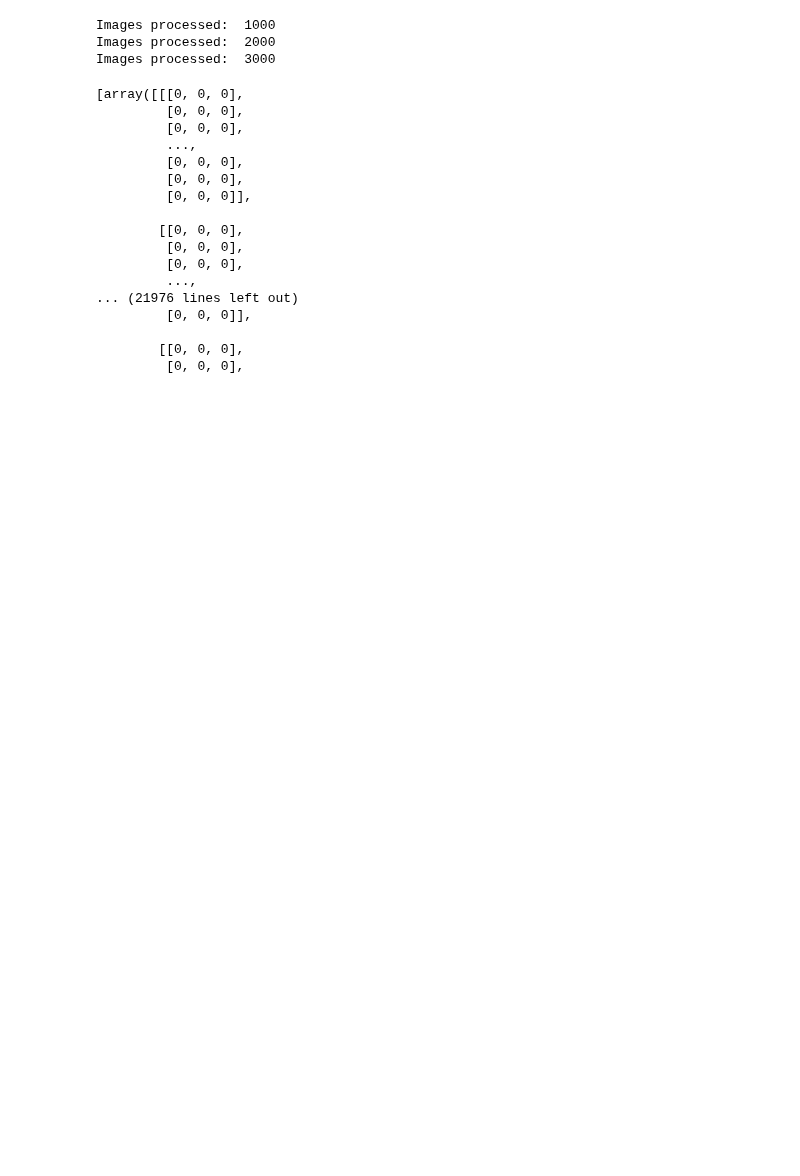
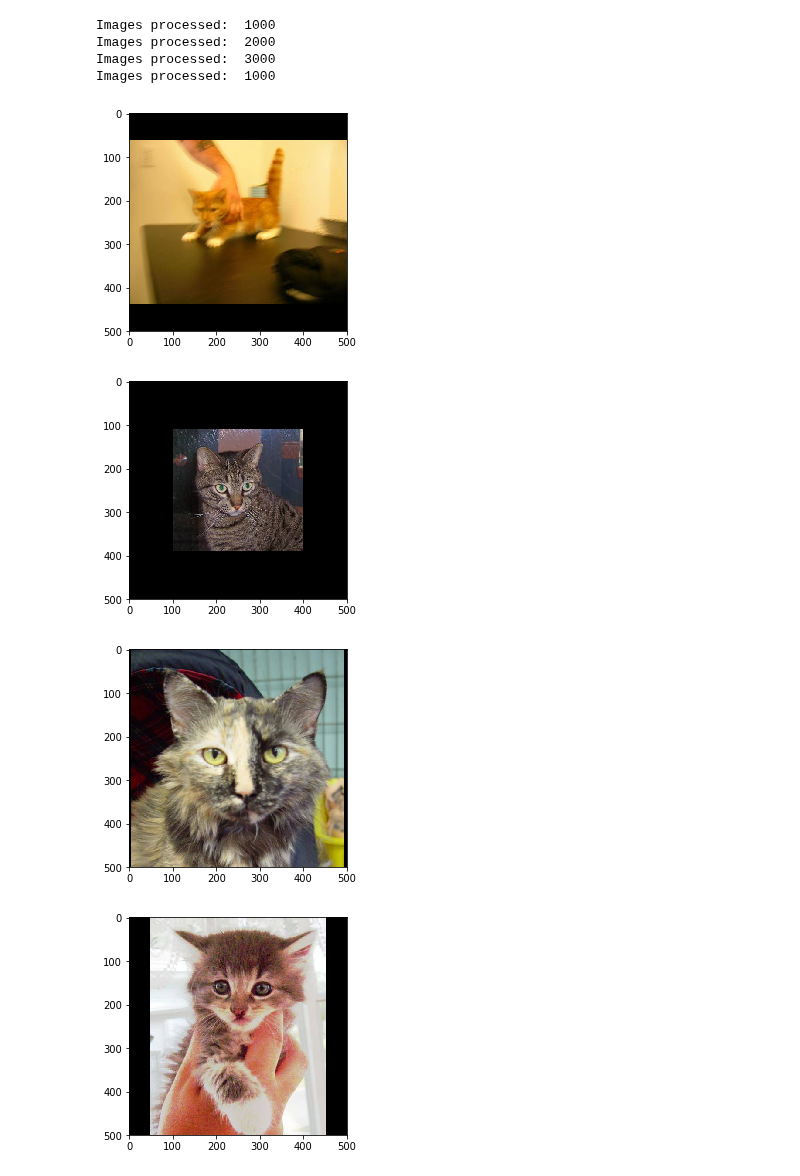
Before and after one commit to zuberahmed99/data-science, a Jupyter notebook: Kaggle/Cats_vs_dogs/catsvsdogsanalysis.ipynb, the cells around one changed output. Drawn from its saved outputs; the diff is of its cells as text; code cells hidden in the pictures; blank space fills up the shorter version.

Commit message:
displaying the images

```diff
--- a/Kaggle/Cats_vs_dogs/catsvsdogsanalysis.ipynb
+++ b/Kaggle/Cats_vs_dogs/catsvsdogsanalysis.ipynb
@@ -31,26 +31,20 @@ def resize_image(image_file_names, height, width):
         session.close()
 
     return images
-# %%
-resize_image(train_image_file_names,500,500)
-# %% [output]
-Images processed:  1000
-Images processed:  2000
-Images processed:  3000
-[array([[[0, 0, 0],
-         [0, 0, 0],
-         [0, 0, 0],
-         ...,
-         [0, 0, 0],
-         [0, 0, 0],
-         [0, 0, 0]],
-
-        [[0, 0, 0],
-         [0, 0, 0],
-         [0, 0, 0],
-         ...,
-... (21976 lines left out)
-         [0, 0, 0]],
-
-        [[0, 0, 0],
-         [0, 0, 0],
+# %%
+processed_train_images = resize_image(train_image_file_names,500,500)
+processed_test_images = resize_image(test_image_file_names, 500, 500)
+# %% [output]
+Images processed:  1000
+Images processed:  2000
+Images processed:  3000
+Images processed:  1000
+# %%
+for i in range(10):
+    plt.imshow(processed_train_images[i])
+    plt.show()
+# %% [output]
+[figure, added]
+[figure, added]
+[figure, added]
+[figure, added]
```
Also changed, not shown: parts of 1 cell of this notebook.
